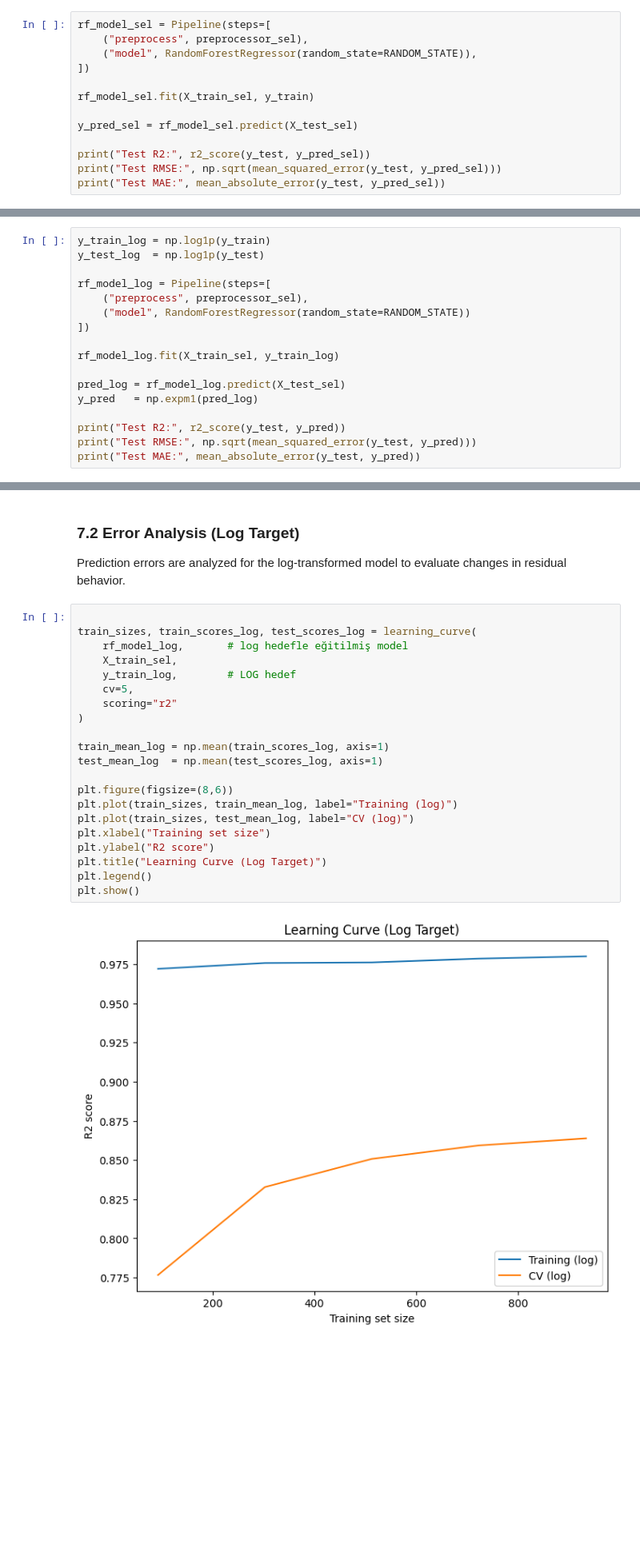
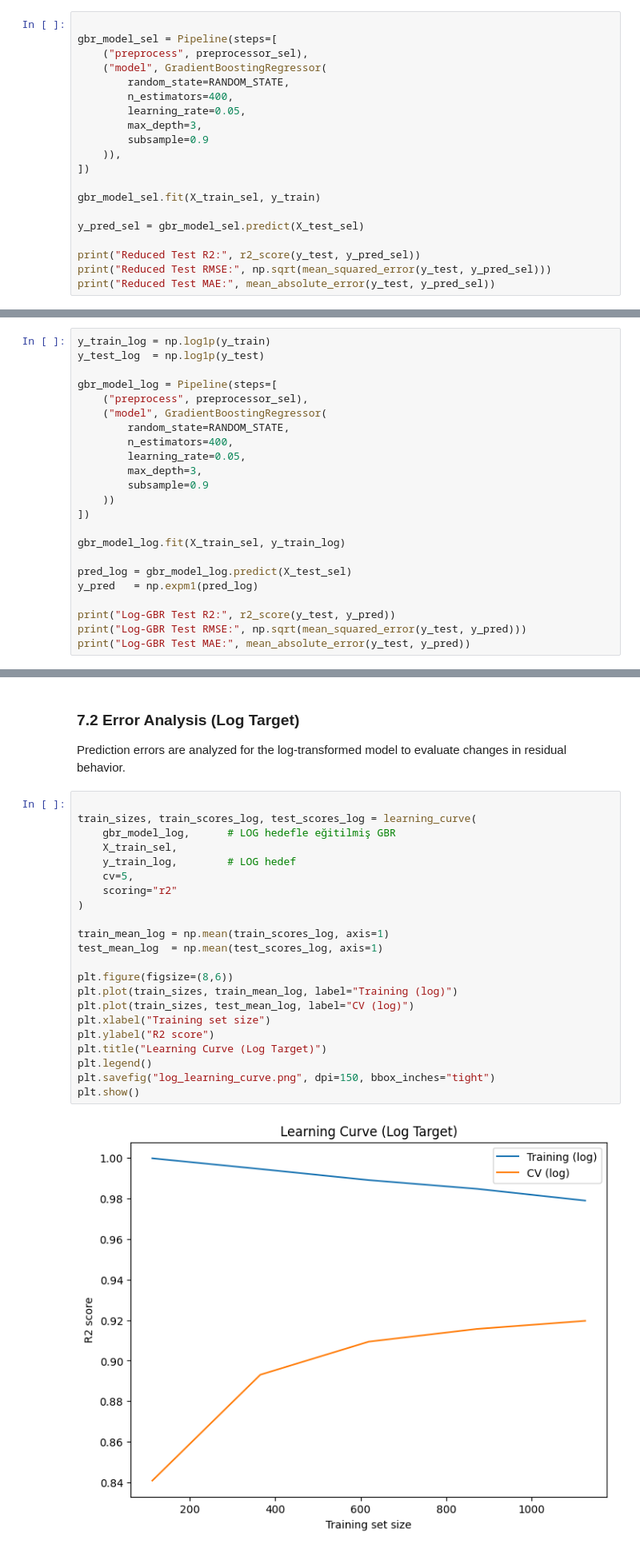
Before and after one commit to senemyilmaz/house-price-prediction, a Jupyter notebook: House_Price_Prediction.ipynb, the cells around one changed output, grey strips where cells are left out. Shown at 80% size. Saved outputs shown, nothing was run; the diff lists cells and outputs as text; blank space fills up the shorter version.

Commit message:
Finalize notebook with GBR model, feature selection, and diagnostics

```diff
--- a/House_Price_Prediction.ipynb
+++ b/House_Price_Prediction.ipynb
@@ -425,14 +454,21 @@ The Random Forest model is retrained using the selected feature subset and evalu
 # %%
-rf_model_sel = Pipeline(steps=[
+
+gbr_model_sel = Pipeline(steps=[
     ("preprocess", preprocessor_sel),
-    ("model", RandomForestRegressor(random_state=RANDOM_STATE)),
+    ("model", GradientBoostingRegressor(
+        random_state=RANDOM_STATE,
+        n_estimators=400,
+        learning_rate=0.05,
+        max_depth=3,
+        subsample=0.9
+    )),
 ])
 
-rf_model_sel.fit(X_train_sel, y_train)
+gbr_model_sel.fit(X_train_sel, y_train)
 
-y_pred_sel = rf_model_sel.predict(X_test_sel)
+y_pred_sel = gbr_model_sel.predict(X_test_sel)
 
-print("Test R2:", r2_score(y_test, y_pred_sel))
-print("Test RMSE:", np.sqrt(mean_squared_error(y_test, y_pred_sel)))
-print("Test MAE:", mean_absolute_error(y_test, y_pred_sel))
+print("Reduced Test R2:", r2_score(y_test, y_pred_sel))
+print("Reduced Test RMSE:", np.sqrt(mean_squared_error(y_test, y_pred_sel)))
+print("Reduced Test MAE:", mean_absolute_error(y_test, y_pred_sel))
 # %% [output]
@@ -503,17 +539,23 @@ Prediction errors are analyzed for the log-transformed model to evaluate changes
 y_train_log = np.log1p(y_train)
 y_test_log  = np.log1p(y_test)
 
-rf_model_log = Pipeline(steps=[
+gbr_model_log = Pipeline(steps=[
     ("preprocess", preprocessor_sel),
-    ("model", RandomForestRegressor(random_state=RANDOM_STATE))
+    ("model", GradientBoostingRegressor(
+        random_state=RANDOM_STATE,
+        n_estimators=400,
+        learning_rate=0.05,
+        max_depth=3,
+        subsample=0.9
+    ))
 ])
 
-rf_model_log.fit(X_train_sel, y_train_log)
+gbr_model_log.fit(X_train_sel, y_train_log)
 
-pred_log = rf_model_log.predict(X_test_sel)
+pred_log = gbr_model_log.predict(X_test_sel)
 y_pred   = np.expm1(pred_log)
 
-print("Test R2:", r2_score(y_test, y_pred))
-print("Test RMSE:", np.sqrt(mean_squared_error(y_test, y_pred)))
-print("Test MAE:", mean_absolute_error(y_test, y_pred))
+print("Log-GBR Test R2:", r2_score(y_test, y_pred))
+print("Log-GBR Test RMSE:", np.sqrt(mean_squared_error(y_test, y_pred)))
+print("Log-GBR Test MAE:", mean_absolute_error(y_test, y_pred))
 # %% [output]
@@ -546,24 +588,25 @@ Prediction errors are analyzed for the log-transformed model to evaluate changes
 # %%
 
 train_sizes, train_scores_log, test_scores_log = learning_curve(
-    rf_model_log,       # log hedefle eğitilmiş model
+    gbr_model_log,      # LOG hedefle eğitilmiş GBR
     X_train_sel,
     y_train_log,        # LOG hedef
     cv=5,
     scoring="r2"
 )
 
 train_mean_log = np.mean(train_scores_log, axis=1)
 test_mean_log  = np.mean(test_scores_log, axis=1)
 
 plt.figure(figsize=(8,6))
 plt.plot(train_sizes, train_mean_log, label="Training (log)")
 plt.plot(train_sizes, test_mean_log, label="CV (log)")
 plt.xlabel("Training set size")
 plt.ylabel("R2 score")
 plt.title("Learning Curve (Log Target)")
 plt.legend()
+plt.savefig("log_learning_curve.png", dpi=150, bbox_inches="tight")
 plt.show()
 # %% [output]
-[figure, old version]
+[figure, new version]
 # %% [markdown]
```
Also changed, not shown: parts of 26 cells of this notebook.
